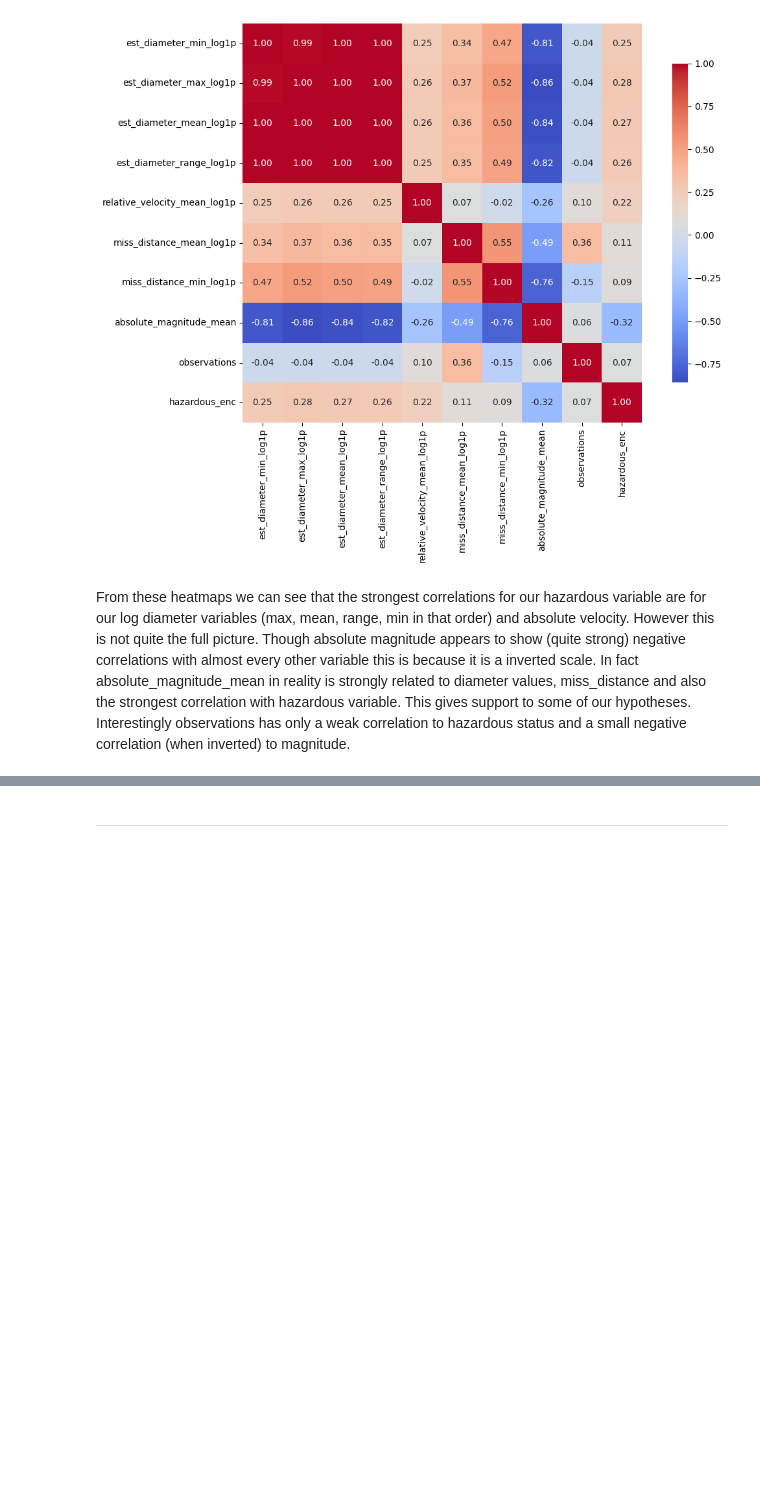
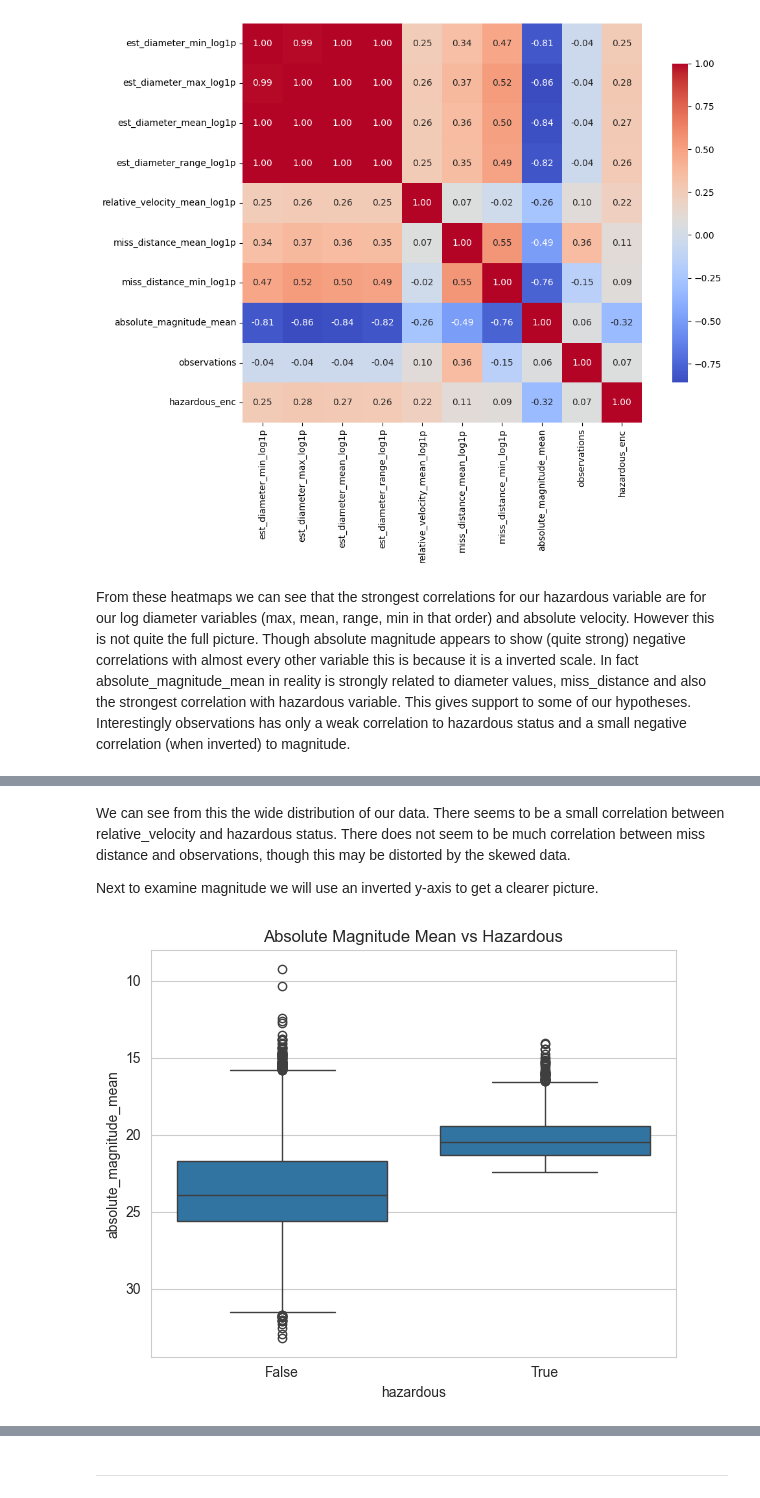
Before and after one commit to Mikeecee1/Near-Earth-Asteroid-Analysis, a Jupyter notebook: jupyter_notebooks/Visualisation.ipynb, the cells around one changed output, grey strips where cells are left out. Cells and saved outputs as stored; diff of their text form; code cells hidden in the pictures; blank space fills up the shorter version.

```diff
--- a/jupyter_notebooks/Visualisation.ipynb
+++ b/jupyter_notebooks/Visualisation.ipynb
@@ -167,0 +196,14 @@ Now
+# %% [markdown]
+We can see from this the wide distribution of our data. There seems to be a small correlation between relative_velocity and hazardous status. There does not seem to be much correlation between miss distance and observations, though this may be distorted by the skewed data.
+
+Next to examine magnitude we will use an inverted y-axis to get a clearer picture.
+# %%
+#To compensate for the inverted scale of absolute magnitude, we can invert the y-axis in the boxplot
+plt.figure(figsize=(6, 5))
+sns.boxplot(data=df, x="hazardous", y='absolute_magnitude_mean')
+plt.gca().invert_yaxis()  # Invert the y-axis
+plt.title("Absolute Magnitude Mean vs Hazardous")
+plt.tight_layout()
+plt.show()
+# %% [output]
+[figure, added]
```
Also changed, not shown: parts of 15 cells of this notebook.
